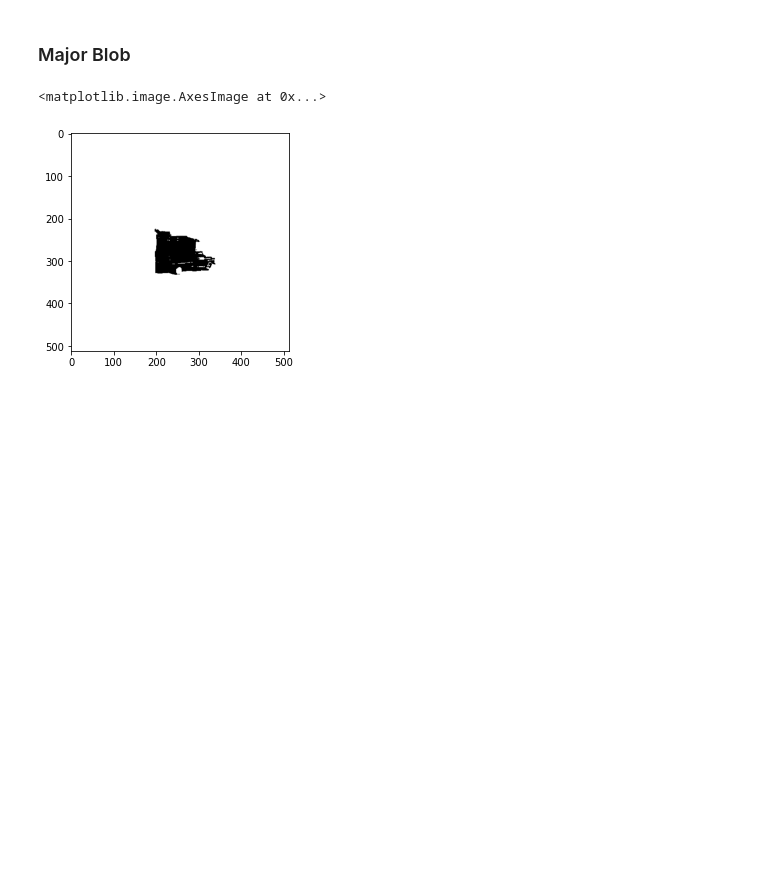
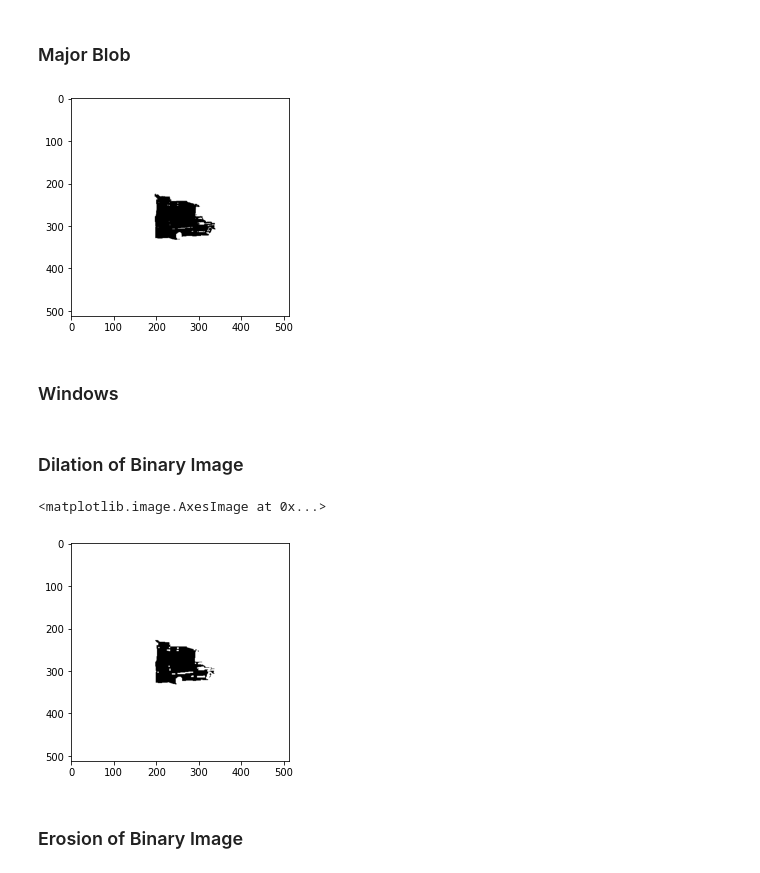
Before and after one commit to krishnasrikard/IIT-Hyderabad-Semester-Courses, a Jupyter notebook: EE5377/HW0/HW0.ipynb, the cells around one changed output. Drawn from its saved outputs; the diff is of its cells as text; code cells hidden in the pictures; blank space fills up the shorter version.

Commit message:
Image Processing HW0

```diff
--- a/EE5377/HW0/HW0.ipynb
+++ b/EE5377/HW0/HW0.ipynb
@@ -199,6 +199,53 @@ plt.imshow(CCAimg,cmap='gray_r')
 # %%
 CCA = np.where(CCAimg == 1+np.argmax(np.bincount(CCAimg.flatten())[1:]), 0, 1)
 plt.imshow(CCA,cmap = 'gray')
+plt.show()
+
+binaryImage = CCA
 # %% [output]
-<matplotlib.image.AxesImage at 0x...>
 [figure]
+# %% [markdown]
+### Windows
+# %%
+def Windows(Type,p):
+    Filter = []
+    p = int(np.floor(p/2))
+    moves = list(np.arange(-p,p+1,1))
+
+    if Type == "CROSS":
+        for m in moves:
+            Filter.append((0,m))
+            if m!=0:
+                Filter.append((m,0))
+
+
+    if Type == "SQUARE":
+        for x in moves:
+            for y in moves:
+                Filter.append((x,y))
+
+    return Filter
+# %% [markdown]
+### Dilation of Binary Image
+# %%
+def dilate(I,B):
+    J = np.zeros(I.shape)
+    I = I.astype(int)
+
+    for i in range(I.shape[0]):
+        for j in range(I.shape[1]):
+            var = 0
+            for k in range(len(B)):
+                if (i+B[k][0] < I.shape[0] and i+B[k][0] >= 0 and j+B[k][1] < I.shape[1] and j+B[k][1] >= 0):
+                    var = var or I[i+B[k][0]][j+B[k][1]]
+            J[i][j] = var
+
+    return J
+# %%
+DilatedImage = dilate(binaryImage,Windows('SQUARE',3))
+plt.imshow(DilatedImage,cmap = 'gray')
+# %% [output]
+<matplotlib.image.AxesImage at 0x...>
+[figure, added]
+# %% [markdown]
+### Erosion of Binary Image
```
Also changed, not shown: parts of 14 cells of this notebook.
